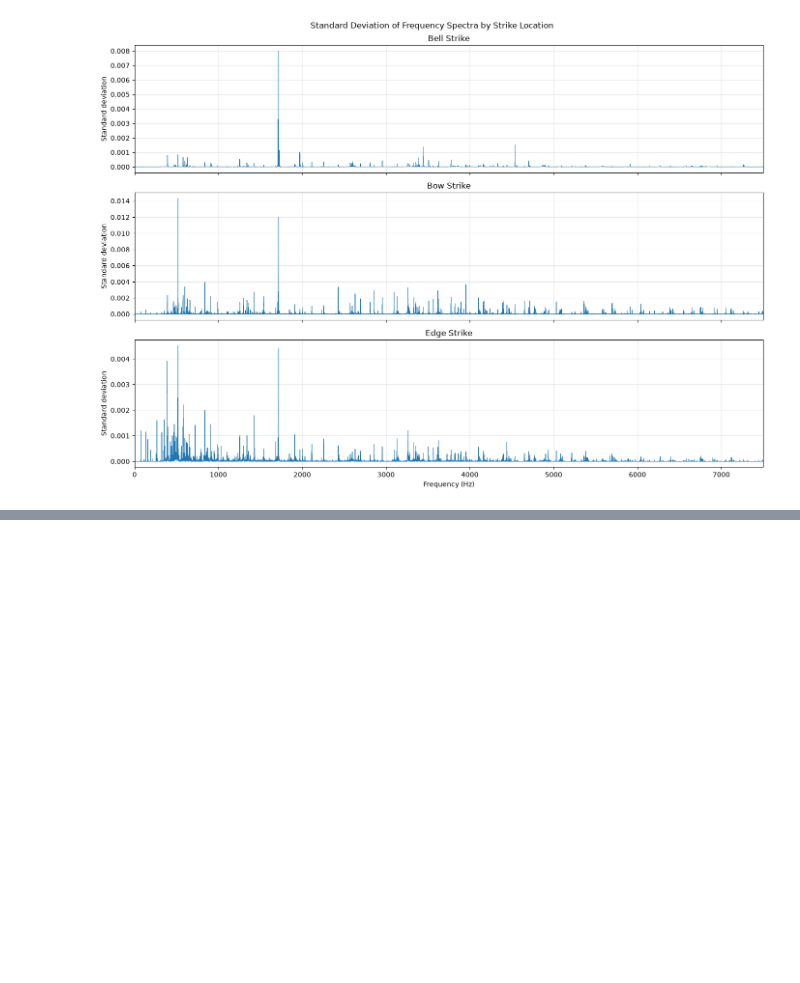
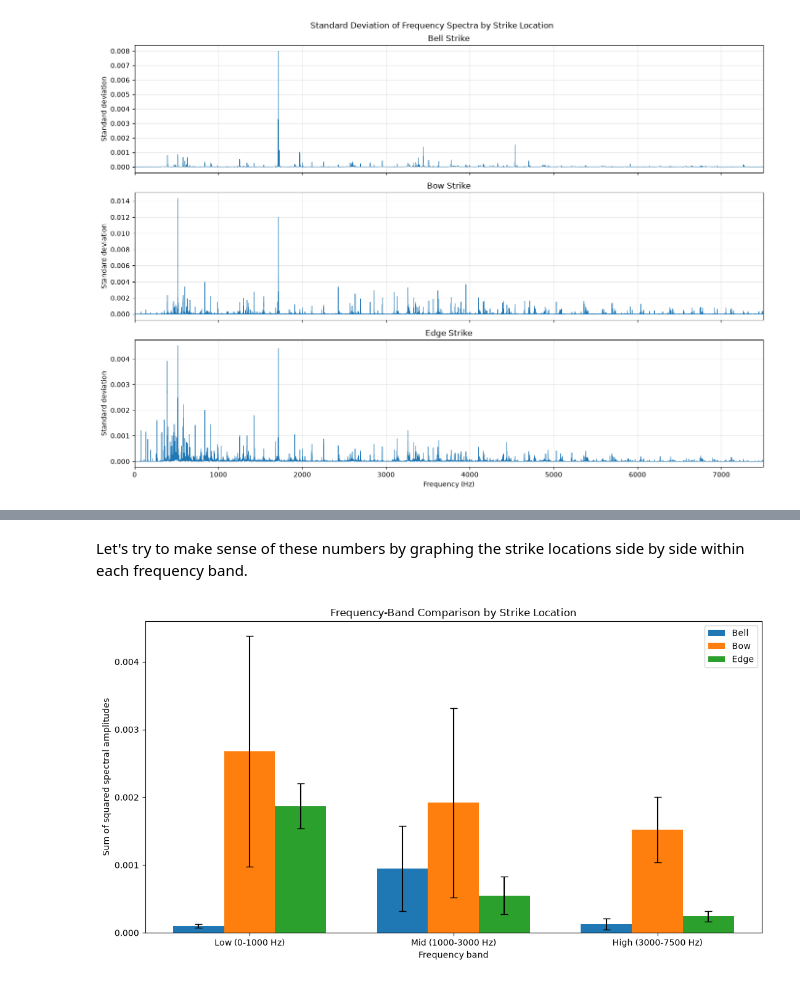
Before and after one commit to nrrorton/cymbal_sound_analysis, a Jupyter notebook: cymbal_audio_analysis.ipynb, the cells around one changed output, grey strips where cells are left out. Drawn from its saved outputs; the diff is of its cells as text; code cells hidden in the pictures; blank space fills up the shorter version.

Commit message:
Calculate/compare each strike location across three separate frequency bands

```diff
--- a/cymbal_audio_analysis.ipynb
+++ b/cymbal_audio_analysis.ipynb
@@ -439,0 +491,46 @@ These results indicate that trial to trial variability differs across strike loc
+# %% [markdown]
+Let's try to make sense of these numbers by graphing the strike locations side by side within each frequency band.
+# %%
+locations = list(band_values.keys())
+band_names = list(bands.keys())
+
+# Building the mean and standard deviation arrays.
+means = []
+stds = []
+
+for location in locations:
+    location_means = []
+    location_stds = []
+
+    for band in band_names:
+        values = band_values[location][band]
+        location_means.append(np.mean(values))
+        location_stds.append(np.std(values, ddof=1))
+
+    means.append(location_means)
+    stds.append(location_stds)
+
+means = np.array(means)
+stds = np.array(stds)
+
+x = np.arange(len(band_names))
+width = 0.25
+
+fig, ax = plt.subplots(figsize=(11, 6))
+
+for i, location in enumerate(locations):
+    offset = (i - (len(locations) - 1)/2)*width
+
+    ax.bar(x + offset, means[i], width, yerr=stds[i], capsize=4, label=location)
+
+ax.set_xlabel('Frequency band')
+ax.set_ylabel('Sum of squared spectral amplitudes')
+ax.set_title('Frequency-Band Comparison by Strike Location')
+ax.set_xticks(x)
+ax.set_xticklabels(band_names)
+ax.legend()
+
+fig.tight_layout()
+plt.show()
+# %% [output]
+[figure, added]
```
Also changed, not shown: parts of 4 cells of this notebook.
